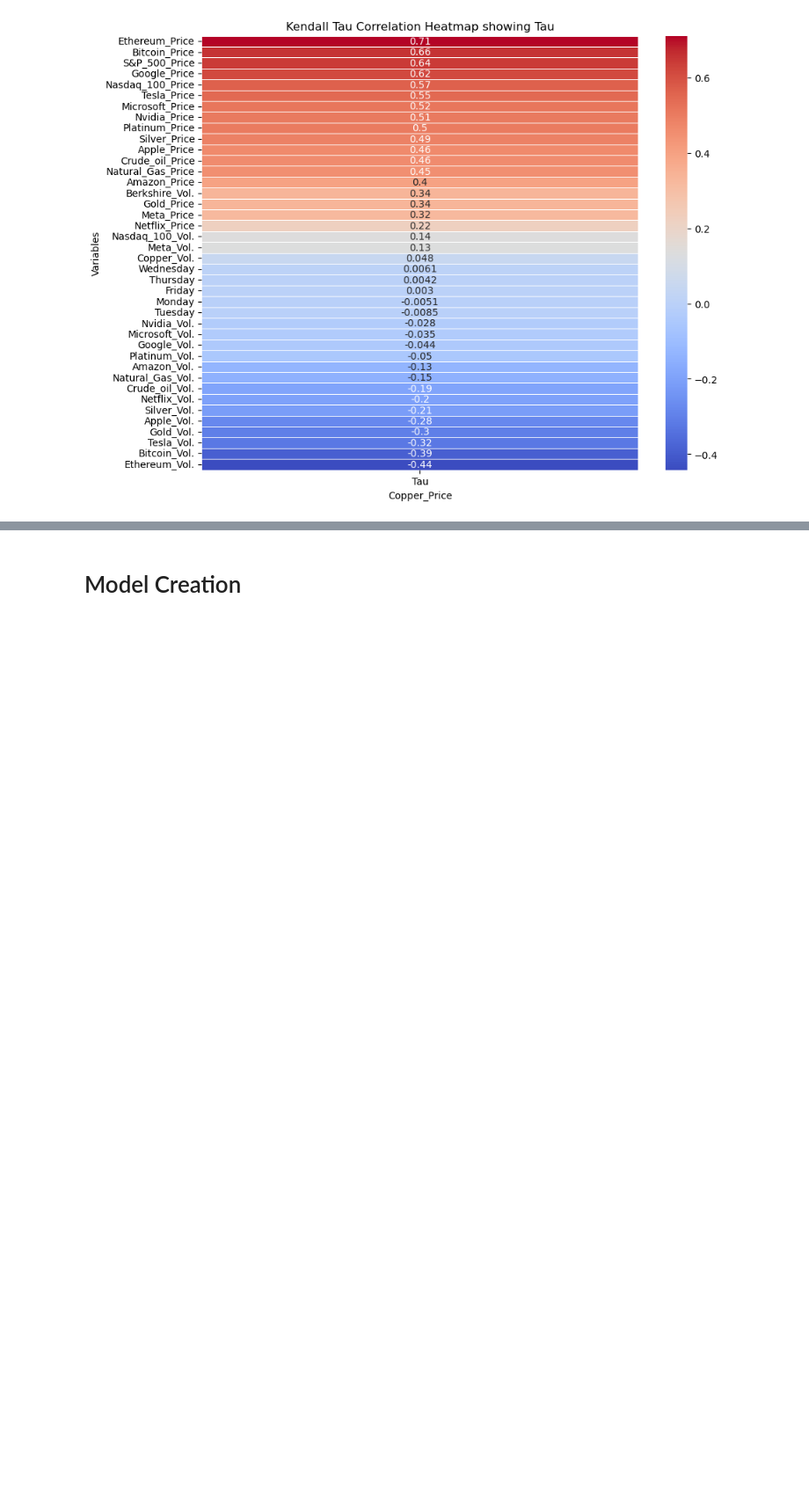
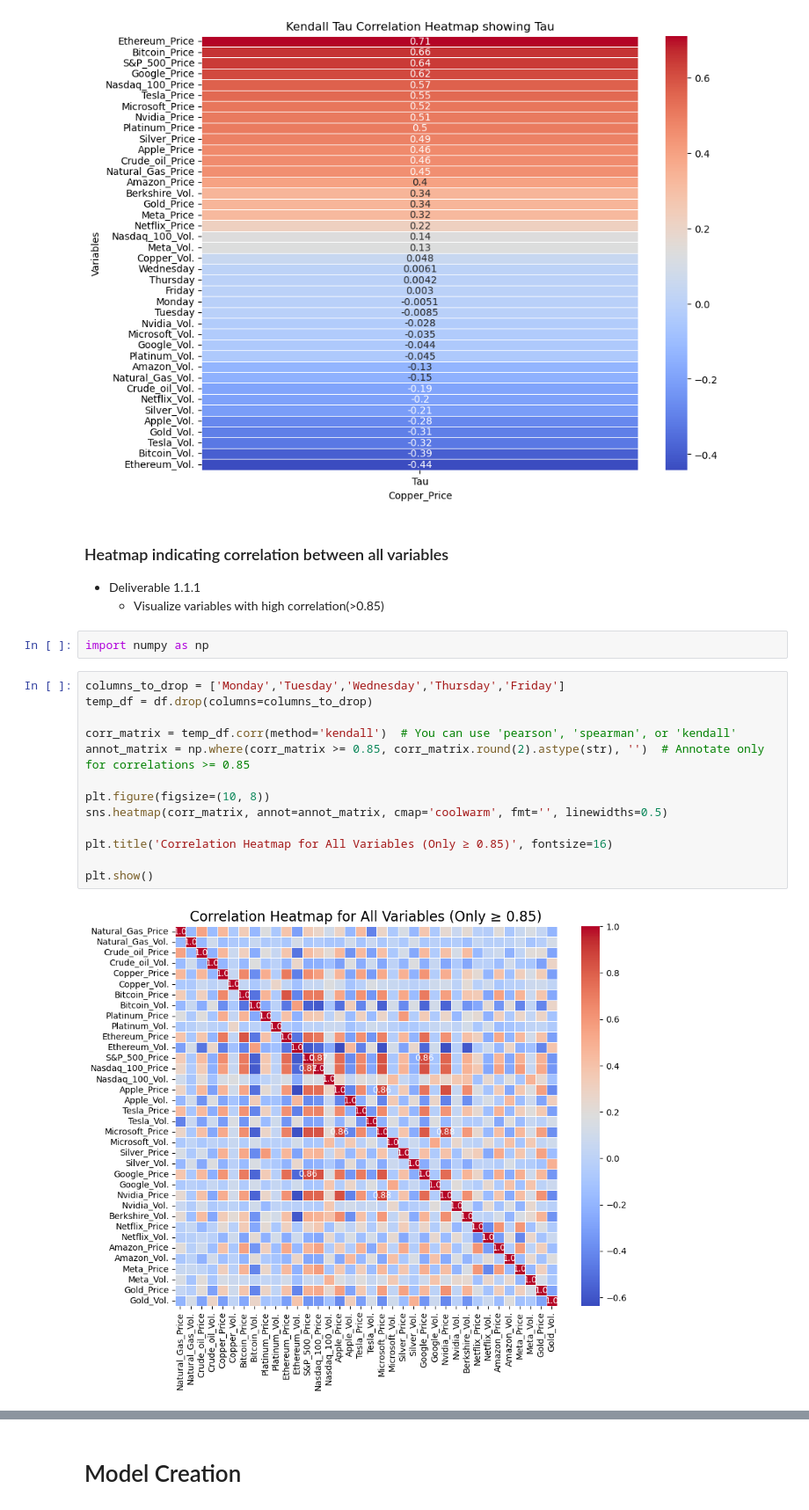
Before and after one commit to cleav84/Relationships-to-Copper, a Jupyter notebook: main.ipynb, the cells around one changed output, grey strips where cells are left out. Shown: that part at 88% size. Saved outputs shown, nothing was run; the diff lists cells and outputs as text; blank space fills up the shorter version.

```diff
--- a/main.ipynb
+++ b/main.ipynb
@@ -271,3 +255,24 @@ plt.ylabel('Variables')
 plt.show()
 # %% [output]
 [figure]
+# %% [markdown]
+### Heatmap indicating correlation between all variables
+* Deliverable 1.1.1
+  * Visualize variables with high correlation(>0.85)
+# %%
+import numpy as np
+# %%
+columns_to_drop = ['Monday','Tuesday','Wednesday','Thursday','Friday']
+temp_df = df.drop(columns=columns_to_drop)
+
+corr_matrix = temp_df.corr(method='kendall')  # You can use 'pearson', 'spearman', or 'kendall'
+annot_matrix = np.where(corr_matrix >= 0.85, corr_matrix.round(2).astype(str), '')  # Annotate only for correlations >= 0.85
+
+plt.figure(figsize=(10, 8))
+sns.heatmap(corr_matrix, annot=annot_matrix, cmap='coolwarm', fmt='', linewidths=0.5)
+
+plt.title('Correlation Heatmap for All Variables (Only ≥ 0.85)', fontsize=16)
+
+plt.show()
+# %% [output]
+[figure, added]
```
Also changed, not shown: parts of 18 cells of this notebook, 1 other file.
